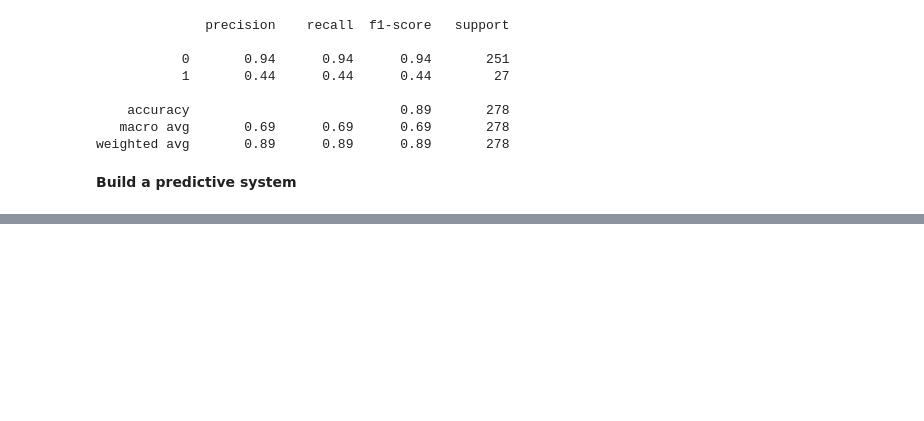
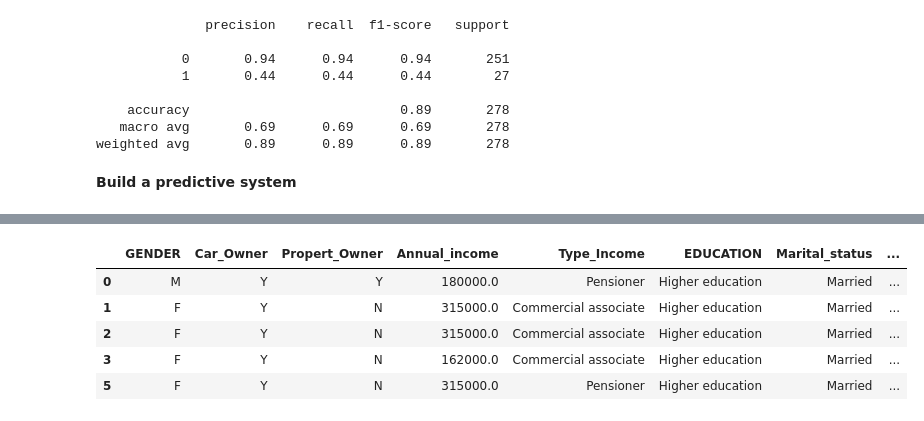
Before and after one commit to Abhishek98negi/Credit-Card-Approval-Prediction, a Jupyter notebook: notebook_files/creditcard_approval_prediction.ipynb, the cells around one changed output, grey strips where cells are left out. Drawn from its saved outputs; the diff is of its cells as text; code cells hidden in the pictures; blank space fills up the shorter version.

```diff
--- a/notebook_files/creditcard_approval_prediction.ipynb
+++ b/notebook_files/creditcard_approval_prediction.ipynb
@@ -1006,0 +1037,9 @@ Credit card request approved
+# %%
+df.head()
+# %% [output]
+|  | GENDER | Car_Owner | Propert_Owner | Annual_income | Type_Income | EDUCATION | Marital_status | ... |
+| 0 | M | Y | Y | 180000.0 | Pensioner | Higher education | Married | ... |
+| 1 | F | Y | N | 315000.0 | Commercial associate | Higher education | Married | ... |
+| 2 | F | Y | N | 315000.0 | Commercial associate | Higher education | Married | ... |
+| 3 | F | Y | N | 162000.0 | Commercial associate | Higher education | Married | ... |
+| 5 | F | Y | N | 315000.0 | Pensioner | Higher education | Married | ... |
```
Also changed, not shown: parts of 9 cells of this notebook, 4 other files.
